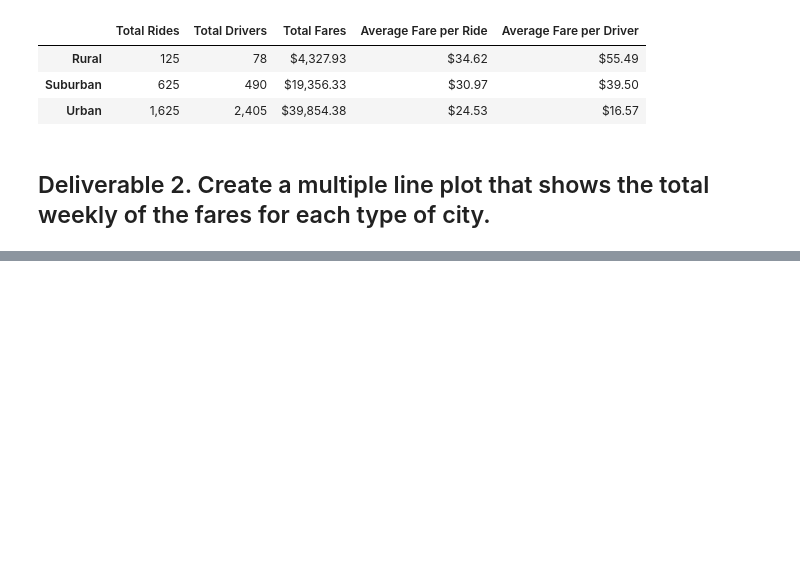
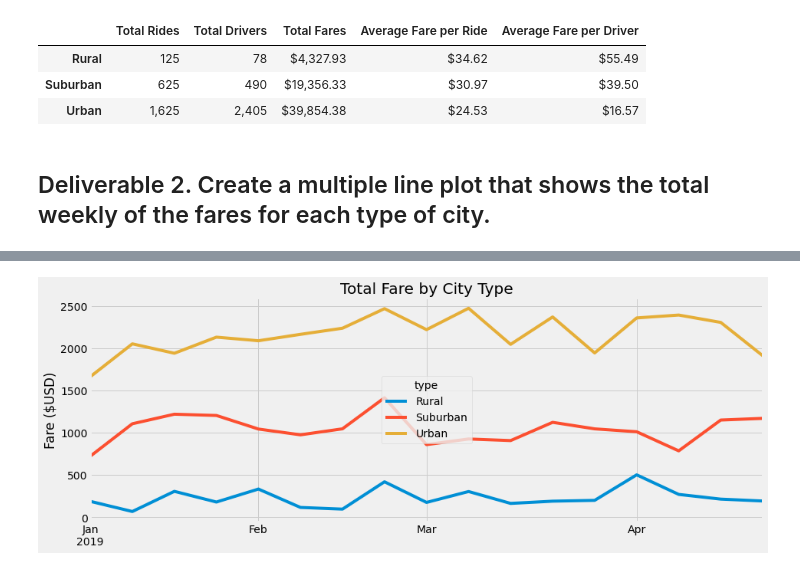
Before and after one commit to cbeckler/pyber_analysis, a Jupyter notebook: PyBer_Challenge.ipynb, the cells around one changed output, grey strips where cells are left out. Drawn from its saved outputs; the diff is of its cells as text; code cells hidden in the pictures; blank space fills up the shorter version.

Commit message:
line chart added

```diff
--- a/PyBer_Challenge.ipynb
+++ b/PyBer_Challenge.ipynb
@@ -116,3 +152,7 @@ pyber_summary_df
 # %%
 # 4. Create a pivot table with the 'date' as the index, the columns ='type', and values='fare'
 # to get the total fares for each type of city by the date.
+
+fare_df = fare_df.pivot(index='date',columns='type',values='fare')
+
+fare_df
@@ -119,7 +174,10 @@ pyber_summary_df
 # %%
 # 5. Create a new DataFrame from the pivot table DataFrame using loc on the given dates, '2019-01-01':'2019-04-29'.
+
+fare_2019_df = fare_df.loc['2019-01-01':'2019-04-28']
 # %%
 # 6. Set the "date" index to datetime datatype. This is necessary to use the resample() method in Step 8.
-# df.index = pd.to_datetime(df.index)
+
+fare_2019_df.index = pd.to_datetime(fare_2019_df.index)
 # %%
 # 7. Check that the datatype for the index is datetime using df.info()
@@ -126,2 +197,6 @@ pyber_summary_df
 # %%
 # 8. Create a new DataFrame using the "resample()" function by week 'W' and get the sum of the fares for each week.
+
+week_df = fare_2019_df.resample('W').sum()
+
+week_df
@@ -128,7 +223,18 @@ pyber_summary_df
 # %%
 # 8. Using the object-oriented interface method, plot the resample DataFrame using the df.plot() function.
 
 # Import the style from Matplotlib.
+from turtle import position
 from matplotlib import style
 # Use the graph style fivethirtyeight.
 style.use('fivethirtyeight')
+
+ax = week_df.plot(figsize=(14,5))
+
+ax.set(xlabel=None, ylabel='Fare ($USD)', title='Total Fare by City Type')
+
+ax.legend(loc='center', title='type')
+
+plt.savefig("analysis/PyBer_fare_summary.png",facecolor='white', bbox_inches='tight')
+# %% [output]
+[figure, added]
```
Also changed, not shown: parts of 7 cells of this notebook, 1 other file.
